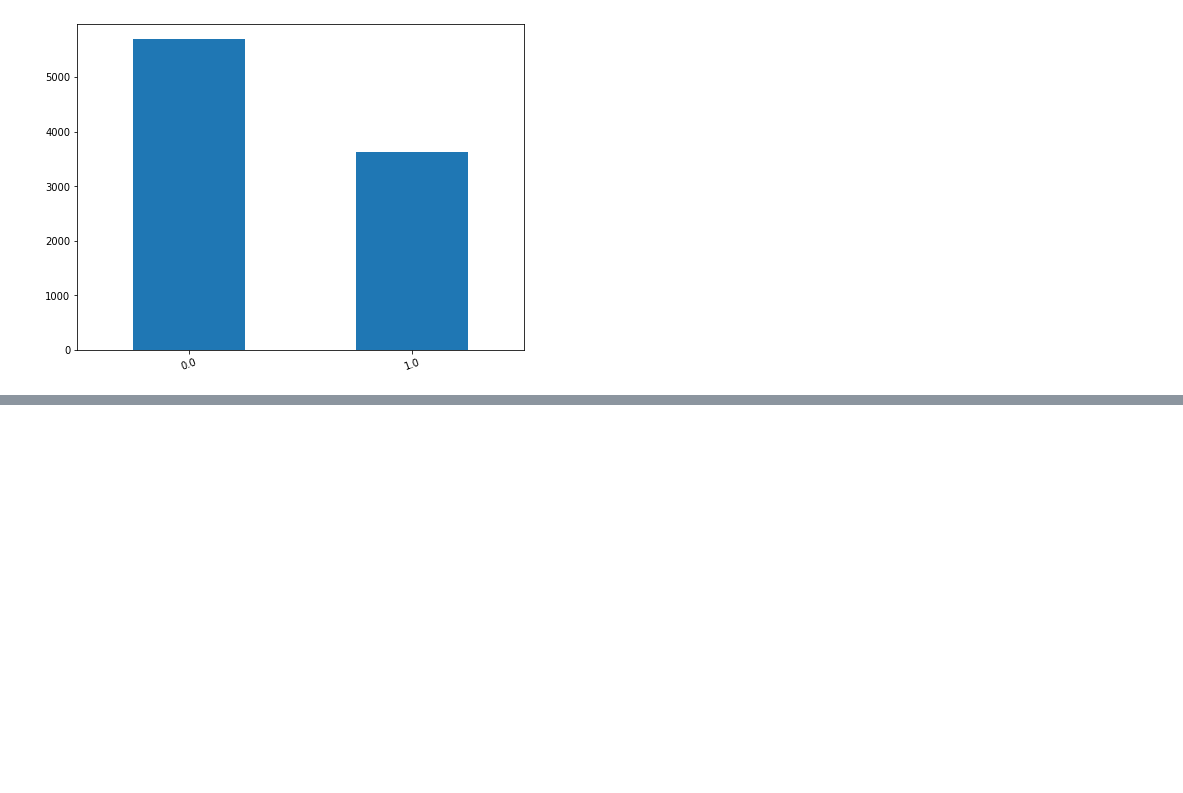
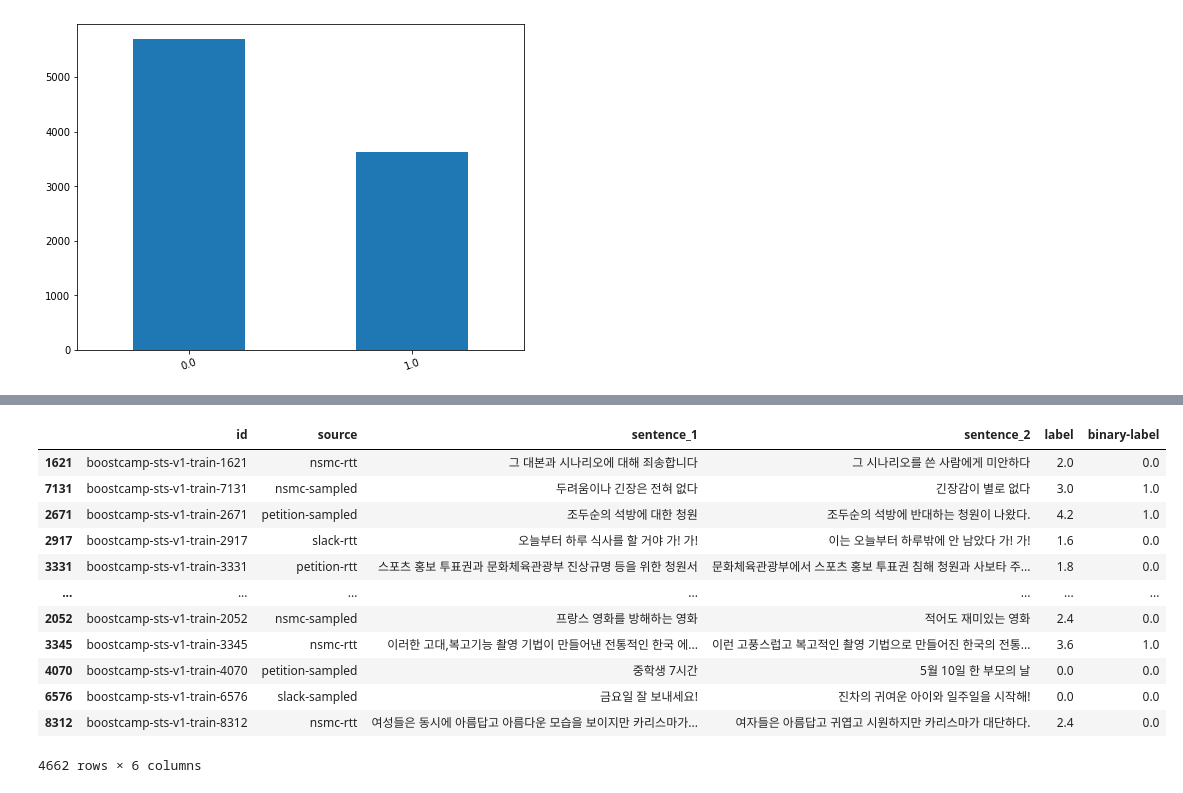
Before and after one commit to JdRion/Semantic-Textual-Similarity, a Jupyter notebook: EDA.ipynb, the cells around one changed output, grey strips where cells are left out. Drawn from its saved outputs; the diff is of its cells as text; code cells hidden in the pictures; blank space fills up the shorter version.

```diff
--- a/EDA.ipynb
+++ b/EDA.ipynb
@@ -198,0 +208,4 @@ draw_graph(train_df)
+# %%
+df = pd.read_csv("/opt/ml/data/train.csv")
+print(df.shape)
+df.head()
@@ -198,0 +252,4 @@ draw_graph(train_df)
+# %%
+s1 = pd.read_csv("/opt/ml/data/train_data_pororo_sent1.csv")
+print(s1.shape)
+s1.head()
@@ -198,0 +264,4 @@ draw_graph(train_df)
+# %%
+s2 = pd.read_csv("/opt/ml/data/train_data_pororo_sent2.csv")
+print(s2.shape)
+s2.head()
@@ -198,0 +280,3 @@ draw_graph(train_df)
+# %%
+b_df = pd.concat([df.iloc[:,:2],s1,s2,df.iloc[:,-2:]], axis=1)
+b_df.head()
@@ -198,0 +290,16 @@ draw_graph(train_df)
+# %%
+b_df.sample(frac=0.5, random_state=100)
+# %% [output]
+|  | id | source | sentence_1 | sentence_2 | label | binary-label |
+| 1621 | boostcamp-sts-v1-train-1621 | nsmc-rtt | 그 대본과 시나리오에 대해 죄송합니다 | 그 시나리오를 쓴 사람에게 미안하다 | 2.0 | 0.0 |
+| 7131 | boostcamp-sts-v1-train-7131 | nsmc-sampled | 두려움이나 긴장은 전혀 없다 | 긴장감이 별로 없다 | 3.0 | 1.0 |
+| 2671 | boostcamp-sts-v1-train-2671 | petition-sampled | 조두순의 석방에 대한 청원 | 조두순의 석방에 반대하는 청원이 나왔다. | 4.2 | 1.0 |
+| 2917 | boostcamp-sts-v1-train-2917 | slack-rtt | 오늘부터 하루 식사를 할 거야 가! 가! | 이는 오늘부터 하루밖에 안 남았다 가! 가! | 1.6 | 0.0 |
+| 3331 | boostcamp-sts-v1-train-3331 | petition-rtt | 스포츠 홍보 투표권과 문화체육관광부 진상규명 등을 위한 청원서 | 문화체육관광부에서 스포츠 홍보 투표권 침해 청원과 사보타 주... | 1.8 | 0.0 |
+| ... | ... | ... | ... | ... | ... | ... |
+| 2052 | boostcamp-sts-v1-train-2052 | nsmc-sampled | 프랑스 영화를 방해하는 영화 | 적어도 재미있는 영화 | 2.4 | 0.0 |
+| 3345 | boostcamp-sts-v1-train-3345 | nsmc-rtt | 이러한 고대,복고기능 촬영 기법이 만들어낸 전통적인 한국 에... | 이런 고풍스럽고 복고적인 촬영 기법으로 만들어진 한국의 전통... | 3.6 | 1.0 |
+| 4070 | boostcamp-sts-v1-train-4070 | petition-sampled | 중학생 7시간 | 5월 10일 한 부모의 날 | 0.0 | 0.0 |
+| 6576 | boostcamp-sts-v1-train-6576 | slack-sampled | 금요일 잘 보내세요! | 진차의 귀여운 아이와 일주일을 시작해! | 0.0 | 0.0 |
+| 8312 | boostcamp-sts-v1-train-8312 | nsmc-rtt | 여성들은 동시에 아름답고 아름다운 모습을 보이지만 카리스마가... | 여자들은 아름답고 귀엽고 시원하지만 카리스마가 대단하다. | 2.4 | 0.0 |
+4662 rows × 6 columns
```
Also changed, not shown: parts of 16 cells of this notebook, 5 other files.
